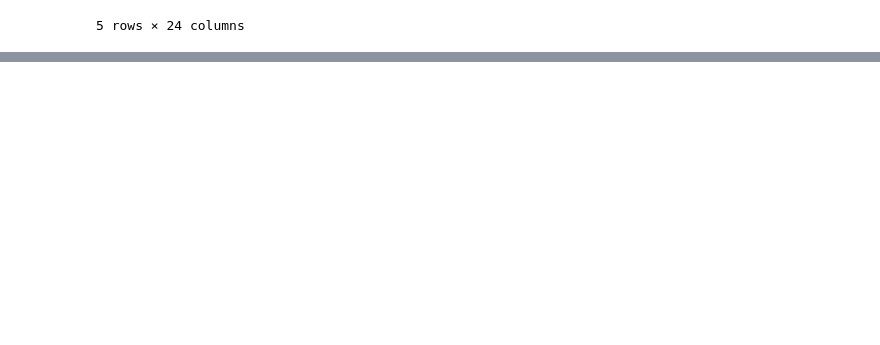
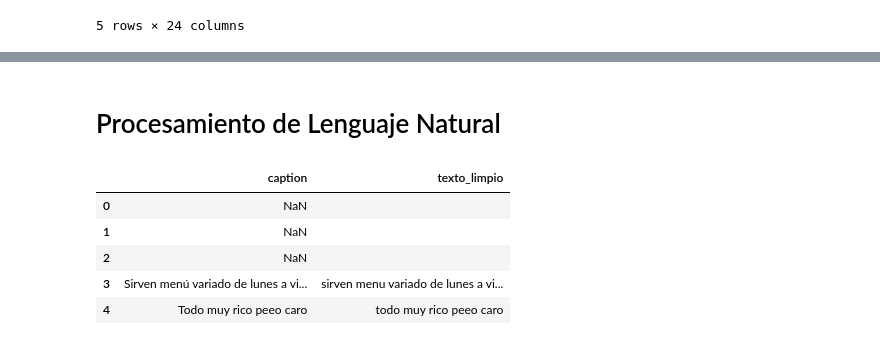
Before and after one commit to portainformacion/WaComer, a Jupyter notebook: Trabajo.ipynb, the cells around one changed output, grey strips where cells are left out. Cells and saved outputs as stored; diff of their text form; code cells hidden in the pictures; blank space fills up the shorter version.

```diff
--- a/Trabajo.ipynb
+++ b/Trabajo.ipynb
@@ -61,0 +82,35 @@ df.head()
+# %% [markdown]
+# Procesamiento de Lenguaje Natural
+# %%
+def quitar_tildes(texto):
+    texto = unicodedata.normalize("NFD", texto)
+    texto = texto.encode("ascii", "ignore")
+    texto = texto.decode("utf-8")
+    return texto
+
+def limpiar_texto(texto):
+    if pd.isna(texto):
+        return ""
+    texto = str(texto).lower()
+    texto = quitar_tildes(texto)
+    # eliminar urls
+    texto = re.sub(r"http\S+|www\S+", " ", texto)
+    # eliminar números
+    texto = re.sub(r"\d+", " ", texto)
+    # eliminar signos y caracteres raros
+    texto = re.sub(r"[^a-záéíóúñü\s]", " ", texto)
+    # normalizar espacios
+    texto = re.sub(r"\s+", " ", texto).strip()
+
+    return texto
+
+df["texto_limpio"] = df["caption"].apply(limpiar_texto)
+
+df[["caption", "texto_limpio"]].head()
+# %% [output]
+|  | caption | texto_limpio |
+| 0 | NaN |  |
+| 1 | NaN |  |
+| 2 | NaN |  |
+| 3 | Sirven menú variado de lunes a vi... | sirven menu variado de lunes a vi... |
+| 4 | Todo muy rico peeo caro | todo muy rico peeo caro |
```
Also changed, not shown: parts of 7 cells of this notebook.
